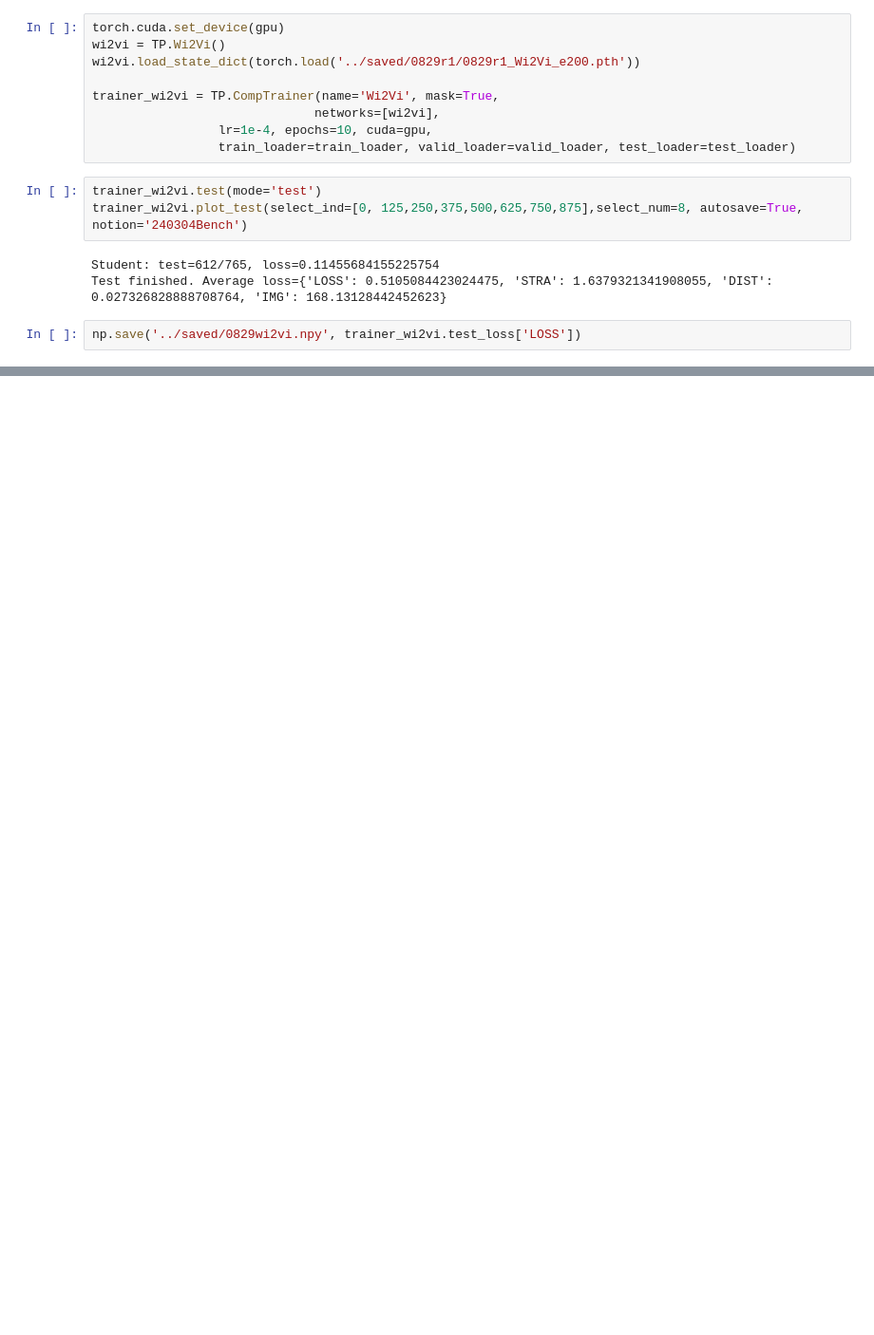
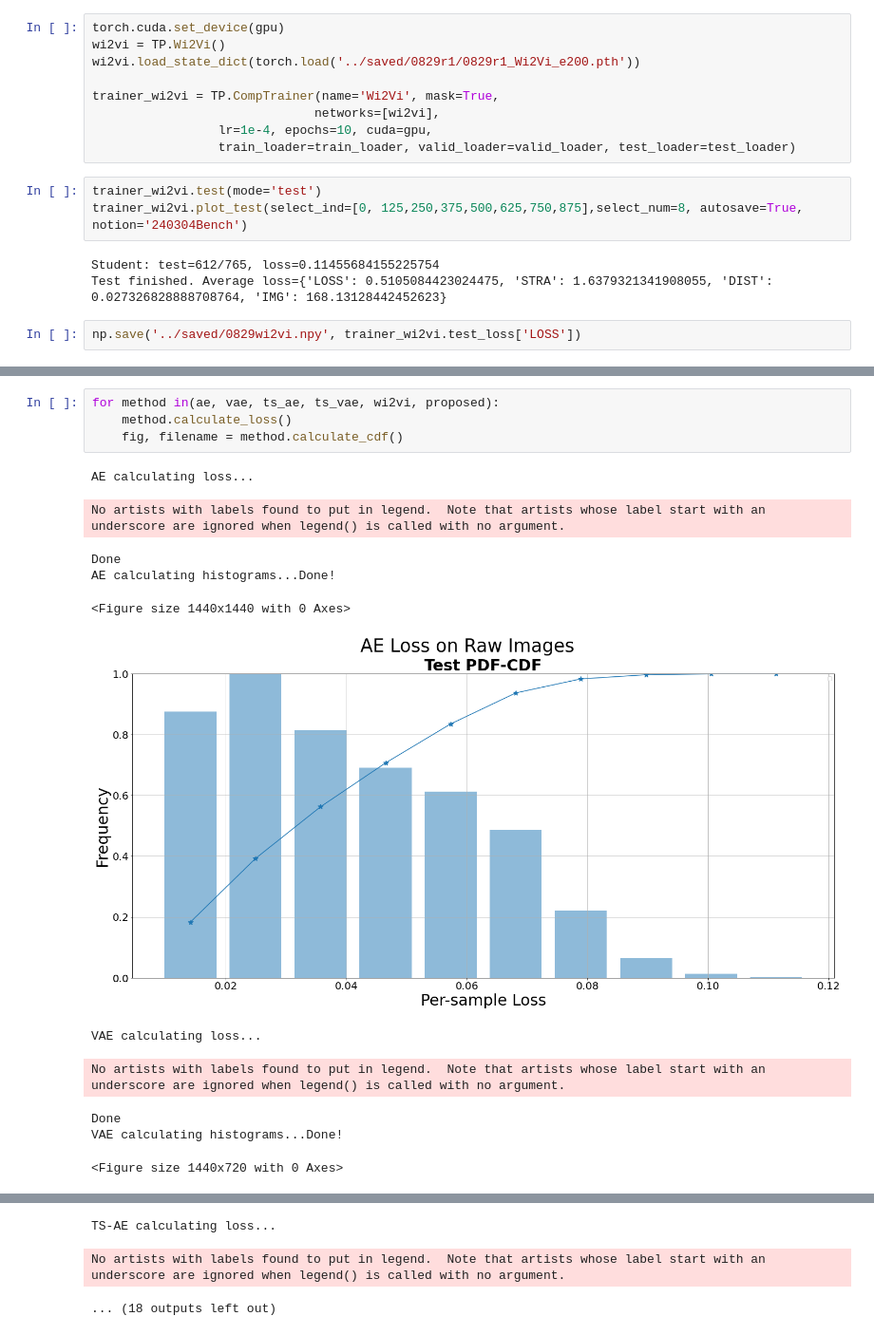
Before and after one commit to MilkywayCocktail/Models, a Jupyter notebook: Benchmarks_v2.ipynb, the cells around one changed output, grey strips where cells are left out. Shown at 95% size. Saved outputs shown, nothing was run; the diff lists cells and outputs as text; blank space fills up the shorter version.

```diff
--- a/Benchmarks_v2.ipynb
+++ b/Benchmarks_v2.ipynb
@@ -146,0 +258,16 @@ np.save('../saved/0829wi2vi.npy', trainer_wi2vi.test_loss['LOSS'])
+# %%
+for method in(ae, vae, ts_ae, ts_vae, wi2vi, proposed):
+    method.calculate_loss()
+    fig, filename = method.calculate_cdf()
+# %% [output]
+AE calculating loss...
+No artists with labels found to put in legend.  Note that artists whose label start with an underscore are ignored when legend() is called with no argument.
+Done
+AE calculating histograms...Done!
+<Figure size 1440x1440 with 0 Axes>
+[figure, added]
+VAE calculating loss...
+No artists with labels found to put in legend.  Note that artists whose label start with an underscore are ignored when legend() is called with no argument.
+Done
+VAE calculating histograms...Done!
+<Figure size 1440x720 with 0 Axes>
@@ -146,0 +275,3 @@ np.save('../saved/0829wi2vi.npy', trainer_wi2vi.test_loss['LOSS'])
+TS-AE calculating loss...
+No artists with labels found to put in legend.  Note that artists whose label start with an underscore are ignored when legend() is called with no argument.
+... (18 outputs left out)
```
Also changed, not shown: parts of 23 cells of this notebook.
